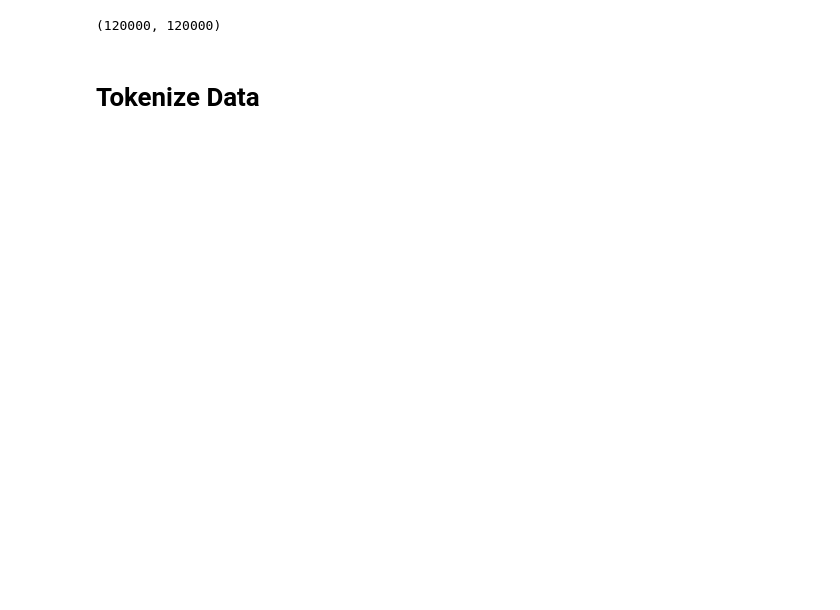
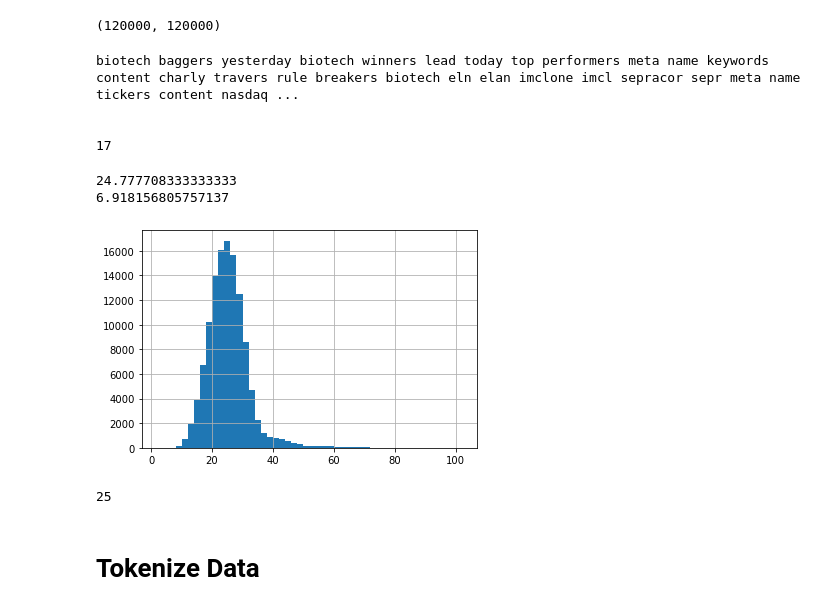
Before and after one commit to JelmervanL/Deep_Learning_2_NLP, a Jupyter notebook: DL_Lab2_NLP_val.ipynb, the cells around one changed output. Drawn from its saved outputs; the diff is of its cells as text; code cells hidden in the pictures; blank space fills up the shorter version.

```diff
--- a/DL_Lab2_NLP_val.ipynb
+++ b/DL_Lab2_NLP_val.ipynb
@@ -62,3 +66,15 @@ y_test = test_data['Class Index'].apply(lambda x: x-1).values # Classes need to
 len(X_train),len(y_train)
 # %% [output]
 (120000, 120000)
+# %%
+longest_string = max(X_train, key=lambda x: len(x.split()))
+print(longest_string)
+print("\n")
+
+n_words = len(X_train[0].split())
+print(n_words)
+# %% [output]
+biotech baggers yesterday biotech winners lead today top performers meta name keywords content charly travers rule breakers biotech eln elan imclone imcl sepracor sepr meta name tickers content nasdaq ...
+
+
+17
@@ -65,6 +84,27 @@ len(X_train),len(y_train)
+# %%
+sum = 0
+length = []
+
+for i in range(len(X_train)):
+    length.append(len(X_train[i].split()))
+
+avg = statistics.mean(length)
+std = statistics.stdev(length)
+pd.Series(length).hist(bins = 50)
+
+print(avg)
+print(std)
+# %% [output]
+24.777708333333333
+6.918156805757137
+[figure, added]
 # %%
-max_len = 32
+max_len = round(avg)
+print(max_len)
+
 num_classes = 4
+# %% [output]
+25
 # %% [markdown]
 # Tokenize Data
 # %%
```
Also changed, not shown: parts of 27 cells of this notebook.
